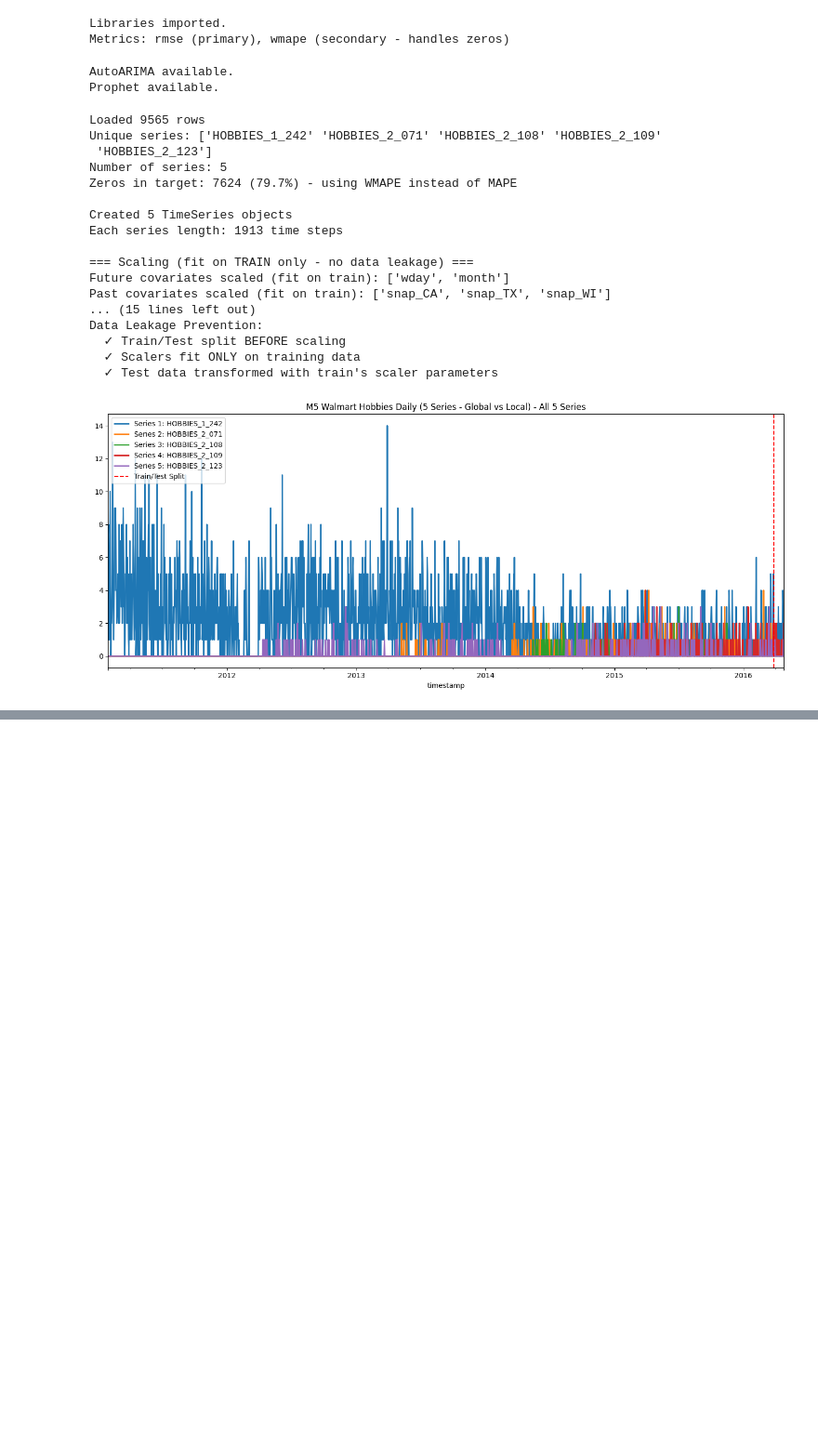
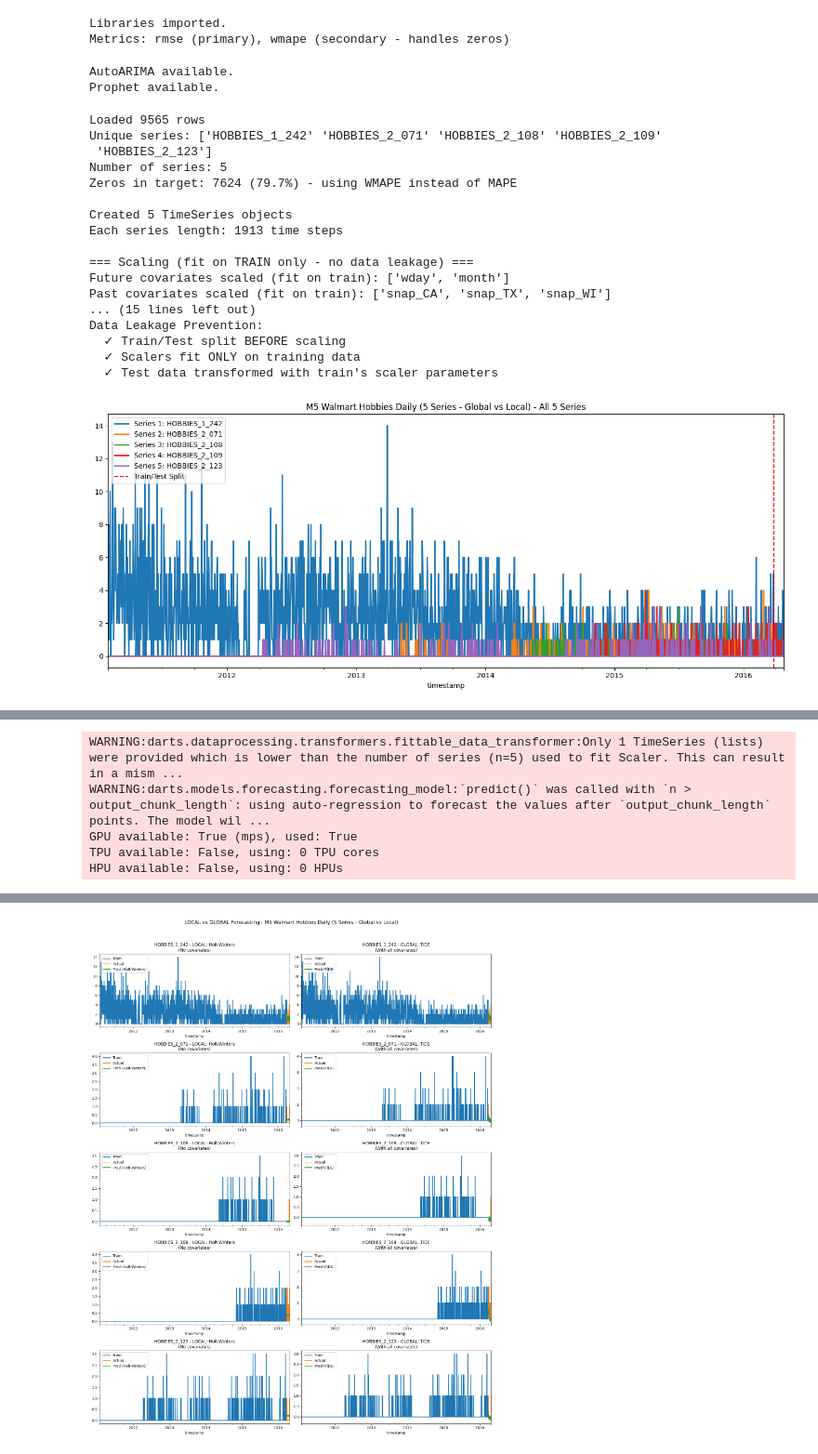
Before and after one commit to ContiHan/Statistika, a Jupyter notebook: forecasting/04_forecasting_m5_walmart_daily.ipynb, the cells around one changed output, grey strips where cells are left out. Shown at 93% size. Cells and saved outputs as stored; diff of their text form; code cells hidden in the pictures; blank space fills up the shorter version.

Commit message:
all forecast working

```diff
--- a/forecasting/04_forecasting_m5_walmart_daily.ipynb
+++ b/forecasting/04_forecasting_m5_walmart_daily.ipynb
@@ -825,6 +1037,8 @@ API_KEYS = {
 # Works on UNSCALED data (has internal normalization)
 # ============================================================================
 chronos_available = False
+chronos_pipeline = None  # Store pipeline globally for later use
+
 try:
     from chronos import ChronosPipeline
     import torch
@@ -837,7 +1051,7 @@ if chronos_available:
     try:
         start_time = time.time()
 
-        pipeline = ChronosPipeline.from_pretrained(
+        chronos_pipeline = ChronosPipeline.from_pretrained(
             "amazon/chronos-t5-small",
             device_map="mps" if torch.backends.mps.is_available() else "cpu",
             torch_dtype=torch.float32
@@ -850,7 +1064,7 @@ if chronos_available:
         for i, (train_s, test_s) in enumerate(zip(train_series, test_series)):
             # Chronos works on UNSCALED data
             context = torch.tensor(train_s.values().flatten())
-            forecast = pipeline.predict(context, prediction_length=len(test_s), num_samples=20)
+            forecast = chronos_pipeline.predict(context, prediction_length=len(test_s), num_samples=20)
             pred_values = forecast.median(dim=1).values.numpy()
 
             pred_ts = TimeSeries.from_times_and_values(
@@ -863,9 +1077,10 @@ if chronos_available:
 
         chronos_time = time.time() - start_time
 
-        # Calculate aggregate metrics using Darts wmape
+        # Calculate aggregate metrics - handle list return from wmape
         avg_rmse_chronos = np.mean([rmse(a, p) for a, p in zip(all_actual_chronos, all_pred_chronos)])
-        avg_wmape_chronos = wmape(all_actual_chronos, all_pred_chronos)
+        wmape_vals = wmape(all_actual_chronos, all_pred_chronos)
+        avg_wmape_chronos = np.mean(wmape_vals) if isinstance(wmape_vals, (list, np.ndarray)) else wmape_vals
 
         log_result("Chronos (GLOBAL)", avg_rmse_chronos, avg_wmape_chronos,
                    chronos_time, chronos_time, {'model': 'chronos-t5-small'}, n_combinations=1)
@@ -926,9 +1141,10 @@ if timegpt_available and API_KEYS['NIXTLA_API_KEY']:
 
         timegpt_time = time.time() - start_time
 
-        # Calculate aggregate metrics using Darts wmape
+        # Calculate aggregate metrics - handle list return from wmape
         avg_rmse_timegpt = np.mean([rmse(a, p) for a, p in zip(all_actual_timegpt, all_pred_timegpt)])
-        avg_wmape_timegpt = wmape(all_actual_timegpt, all_pred_timegpt)
+        wmape_vals = wmape(all_actual_timegpt, all_pred_timegpt)
+        avg_wmape_timegpt = np.mean(wmape_vals) if isinstance(wmape_vals, (list, np.ndarray)) else wmape_vals
 
         log_result("TimeGPT (GLOBAL)", avg_rmse_timegpt, avg_wmape_timegpt,
                    timegpt_time, timegpt_time, {'model': 'timegpt-1'}, n_combinations=1)
@@ -939,5 +1155,5 @@ elif timegpt_available and not API_KEYS['NIXTLA_API_KEY']:
     print("TimeGPT: API key not set. Set API_KEYS['NIXTLA_API_KEY'] to use.")
 
 print("\n=== Foundation Models Summary ===")
-print(f"Chronos: {'Evaluated' if chronos_available else 'Not installed'}")
+print(f"Chronos: {'Evaluated' if chronos_available and chronos_pipeline else 'Not installed or failed'}")
 print(f"TimeGPT: {'Evaluated' if (timegpt_available and API_KEYS['NIXTLA_API_KEY']) else 'API key needed' if timegpt_available else 'Not installed'}")
@@ -1030,7 +1318,9 @@ print(f"OVERALL Fastest: {results_df.sort_values('Tuning Time (s)').iloc[0]['Mod
 # %%
 # 9. Final Predictions: Best LOCAL vs Best GLOBAL
 
-if not results_df.empty:
+if results_df.empty:
+    print("⚠️ No results to display. Run the training cells first.")
+else:
     local_results = results_df[results_df['Type'] == 'LOCAL']
     global_results = results_df[results_df['Type'] == 'GLOBAL']
 
@@ -1043,6 +1333,9 @@ if not results_df.empty:
     fig, axes = plt.subplots(n_series, 2, figsize=(16, 4*n_series))
     if n_series == 1:
         axes = axes.reshape(1, -1)
+
+    # Store trained global model to avoid retraining for each series
+    global_model = None
 
     for i in range(n_series):
         series_name = all_series[i].static_covariates['unique_id'].values[0]
@@ -1082,9 +1375,10 @@ if not results_df.empty:
                     axes[i, 0].text(0.5, 0.5, f'Error: {e}', ha='center', va='center', transform=axes[i, 0].transAxes)
                     axes[i, 0].set_title(f'{series_name} - LOCAL: {model_name} (Error)')
             else:
-                axes[i, 0].text(0.5, 0.5, 'No LOCAL model', ha='center', va='center', transform=axes[i, 0].transAxes)
+                axes[i, 0].text(0.5, 0.5, 'Unknown LOCAL model', ha='center', va='center', transform=axes[i, 0].transAxes)
         else:
             axes[i, 0].text(0.5, 0.5, 'No LOCAL results', ha='center', va='center', transform=axes[i, 0].transAxes)
+            axes[i, 0].set_title(f'{series_name} - LOCAL: N/A')
 
         # === GLOBAL MODEL PREDICTION ===
         if best_global is not None:
@@ -1098,7 +1392,7 @@ if not results_df.empty:
             if model_name in model_map:
                 try:
                     # Train GLOBAL model on all series (only once, reuse for all series)
-                    if i == 0:
+                    if global_model is None:
                         global_model = model_map[model_name](**best_global['Params'])
                         global_model.fit(
                             series=train_scaled,
@@ -1124,26 +1418,37 @@ if not results_df.empty:
                     axes[i, 1].legend(loc='upper left')
                 except Exception as e:
                     axes[i, 1].text(0.5, 0.5, f'Error: {e}', ha='center', va='center', transform=axes[i, 1].transAxes)
+                    axes[i, 1].set_title(f'{series_name} - GLOBAL: {model_name} (Error)')
                     import traceback
                     traceback.print_exc()
+
             elif model_name == "Chronos":
+                # Check if chronos is available and pipeline exists
                 try:
-                    context = torch.tensor(train_series[i].values().flatten())
-                    forecast = pipeline.predict(context, prediction_length=len(test_series[i]), num_samples=20)
-                    pred_values = forecast.median(dim=1).values.numpy()
-                    pred = TimeSeries.from_times_and_values(times=test_series[i].time_index, values=pred_values)
+                    import torch
+                    if chronos_pipeline is not None:
+                        context = torch.tensor(train_series[i].values().flatten())
+                        forecast = chronos_pipeline.predict(context, prediction_length=len(test_series[i]), num_samples=20)
+                        pred_values = forecast.median(dim=1).values.numpy()
+                        pred = TimeSeries.from_times_and_values(times=test_series[i].time_index, values=pred_values)
 
-                    train_series[i].plot(ax=axes[i, 1], label='Train')
-                    test_series[i].plot(ax=axes[i, 1], label='Actual')
-                    pred.plot(ax=axes[i, 1], label='Pred (Chronos)')
-                    axes[i, 1].set_title(f'{series_name} - GLOBAL: Chronos\n(Pre-trained, no covariates)')
-                    axes[i, 1].legend(loc='upper left')
+                        train_series[i].plot(ax=axes[i, 1], label='Train')
+                        test_series[i].plot(ax=axes[i, 1], label='Actual')
+                        pred.plot(ax=axes[i, 1], label='Pred (Chronos)')
+                        axes[i, 1].set_title(f'{series_name} - GLOBAL: Chronos\n(Pre-trained, no covariates)')
+                        axes[i, 1].legend(loc='upper left')
+                    else:
+                        axes[i, 1].text(0.5, 0.5, 'Chronos pipeline not available', ha='center', va='center', transform=axes[i, 1].transAxes)
+                        axes[i, 1].set_title(f'{series_name} - GLOBAL: Chronos (N/A)')
                 except Exception as e:
                     axes[i, 1].text(0.5, 0.5, f'Error: {e}', ha='center', va='center', transform=axes[i, 1].transAxes)
+                    axes[i, 1].set_title(f'{series_name} - GLOBAL: Chronos (Error)')
             else:
-                axes[i, 1].text(0.5, 0.5, 'No GLOBAL model', ha='center', va='center', transform=axes[i, 1].transAxes)
+                axes[i, 1].text(0.5, 0.5, f'Unknown model: {model_name}', ha='center', va='center', transform=axes[i, 1].transAxes)
+                axes[i, 1].set_title(f'{series_name} - GLOBAL: {model_name} (Unknown)')
         else:
             axes[i, 1].text(0.5, 0.5, 'No GLOBAL results', ha='center', va='center', transform=axes[i, 1].transAxes)
+            axes[i, 1].set_title(f'{series_name} - GLOBAL: N/A')
 
     plt.suptitle(f'LOCAL vs GLOBAL Forecasting - {DATASET_CONFIG["name"]}', fontsize=14, y=1.02)
     plt.tight_layout()
@@ -1169,15 +1474,14 @@ if not results_df.empty:
         print(f"  RMSE: {best_global['RMSE']:.4f} | WMAPE: {best_global['WMAPE (%)']:.2f}%")
         print(f"  Tuning Time: {best_global['Tuning Time (s)']:.2f}s (trained 1 model on all series)")
         model_name = best_global['Model'].replace(' (GLOBAL)', '')
-        if model_name != "N-BEATS":
+        if model_name not in ["N-BEATS", "Chronos"]:
             print(f"  Note: {model_name} used all covariates (future + past + static)")
         else:
-            print(f"  Note: N-BEATS does NOT support covariates")
+            print(f"  Note: {model_name} does NOT support covariates")
 
     if best_local is not None and best_global is not None:
-        speedup = best_local['Tuning Time (s)'] / best_global['Tuning Time (s)'] if best_global['Tuning Time (s)'] > 0 else 0
-        rmse_diff = (best_local['RMSE'] - best_global['RMSE']) / best_local['RMSE'] * 100
+        speedup = best_local['Tuning Time (s)'] / max(best_global['Tuning Time (s)'], 0.001)
+        rmse_diff = (best_local['RMSE'] - best_global['RMSE']) / max(best_local['RMSE'], 0.001) * 100
         print(f"\n>>> GLOBAL is {speedup:.1f}x {'faster' if speedup > 1 else 'slower'} than LOCAL")
         print(f">>> GLOBAL RMSE is {abs(rmse_diff):.1f}% {'better' if rmse_diff > 0 else 'worse'} than LOCAL")
-else:
-    print("No results to display.")
+# %% [output]
@@ -1183,0 +1513,5 @@ else:
+WARNING:darts.dataprocessing.transformers.fittable_data_transformer:Only 1 TimeSeries (lists) were provided which is lower than the number of series (n=5) used to fit Scaler. This can result in a mism ...
+WARNING:darts.models.forecasting.forecasting_model:`predict()` was called with `n > output_chunk_length`: using auto-regression to forecast the values after `output_chunk_length` points. The model wil ...
+GPU available: True (mps), used: True
+TPU available: False, using: 0 TPU cores
+HPU available: False, using: 0 HPUs
@@ -1183,0 +1519 @@ else:
+[figure, added]
```
Also changed, not shown: parts of 7 cells of this notebook, 4 other files.
